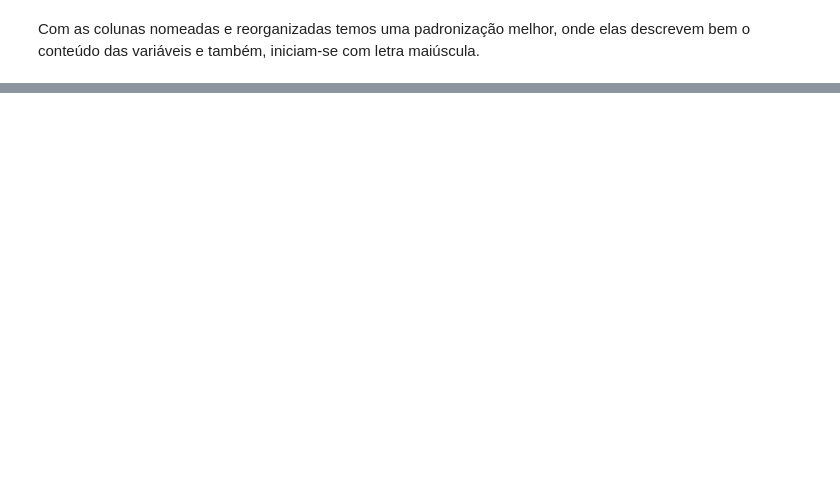
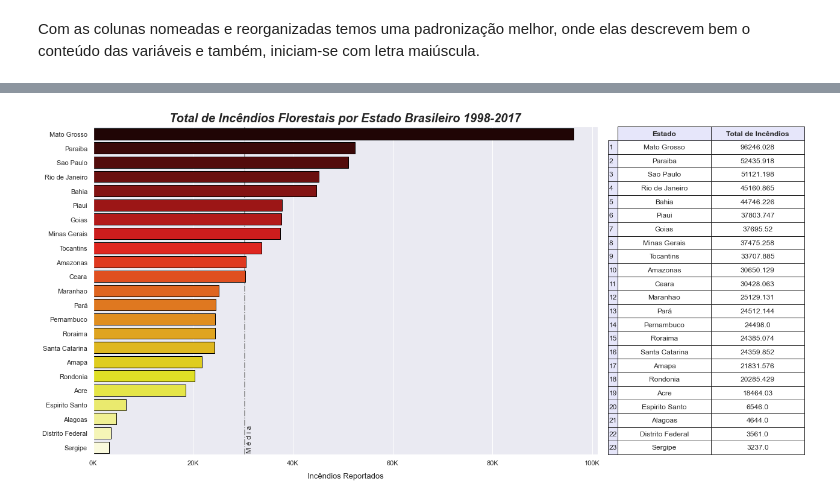
Before and after one commit to JoSEPHDev2022/Forest_Fires_Brazil, a Jupyter notebook: relatorio.ipynb, the cells around one changed output, grey strips where cells are left out. Cells and saved outputs as stored; diff of their text form; code cells hidden in the pictures; blank space fills up the shorter version.

```diff
--- a/relatorio.ipynb
+++ b/relatorio.ipynb
@@ -474,0 +582,75 @@ Com as colunas nomeadas e reorganizadas temos uma padronização melhor, onde el
+# %%
+# Definindo parâmetros de tamanho:
+fig, ax = plt.subplots(figsize=(15, 10))
+
+# Plotando um barplot utilizando Seaborn:
+sns.barplot(
+    data=states_rank,
+    x='Total de Incêndios',
+    y='Estado',
+    edgecolor='black',
+    zorder=2,
+    palette='hot'
+)
+
+# Definindo título e ajustando labels nos eixos X e Y:
+plt.title(
+    'Total de Incêndios Florestais por Estado Brasileiro 1998-2017',
+    fontsize=20,
+    fontweight='bold',
+    fontstyle='italic',
+    pad='8.0'
+)
+
+plt.xlabel(
+    'Incêndios Reportados',
+    fontsize=13,
+    labelpad=10
+)
+
+ax.set_xticklabels(['0K', '20K', '40K', '60K', '80K', '100K'])
+plt.ylabel('')
+
+# Adicionando linha de média:
+plt.axvline(
+    x = states_rank['Total de Incêndios'].mean(),
+    ymin = 0,
+    ymax = 1,
+    linewidth = 1.5,
+    linestyle ="dashdot",
+    color ='gray',
+    zorder=1
+)
+
+plt.annotate(
+    'M é d i a',
+    fontsize=12,
+    xy=(states_rank['Total de Incêndios'].mean() + 300, 22.3),
+    rotation=90
+)
+
+# Adicionando tabela com dados:
+row_color = np.full(len(states_rank.index), 'lavender')
+col_color = np.full(len(states_rank.columns), 'lavender')
+row_index = np.arange(1, 24)
+
+table = plt.table(
+        cellText=states_rank.values,
+        cellLoc='center',
+        rowLabels=row_index,
+        colLabels=states_rank.columns,
+        bbox=[1.04, 0, 0.37, 1],
+        rowColours=row_color,
+        colColours=col_color,
+    )
+
+table.set_fontsize(12)
+
+# Alterando propriedades dos headers das colunas:
+for (row, col), cell in table.get_celld().items():
+    if row == 0:
+        cell.set_text_props(fontproperties=FontProperties(weight='bold'))
+
+plt.show()
+# %% [output]
+[figure, added]
```
Also changed, not shown: parts of 26 cells of this notebook.
